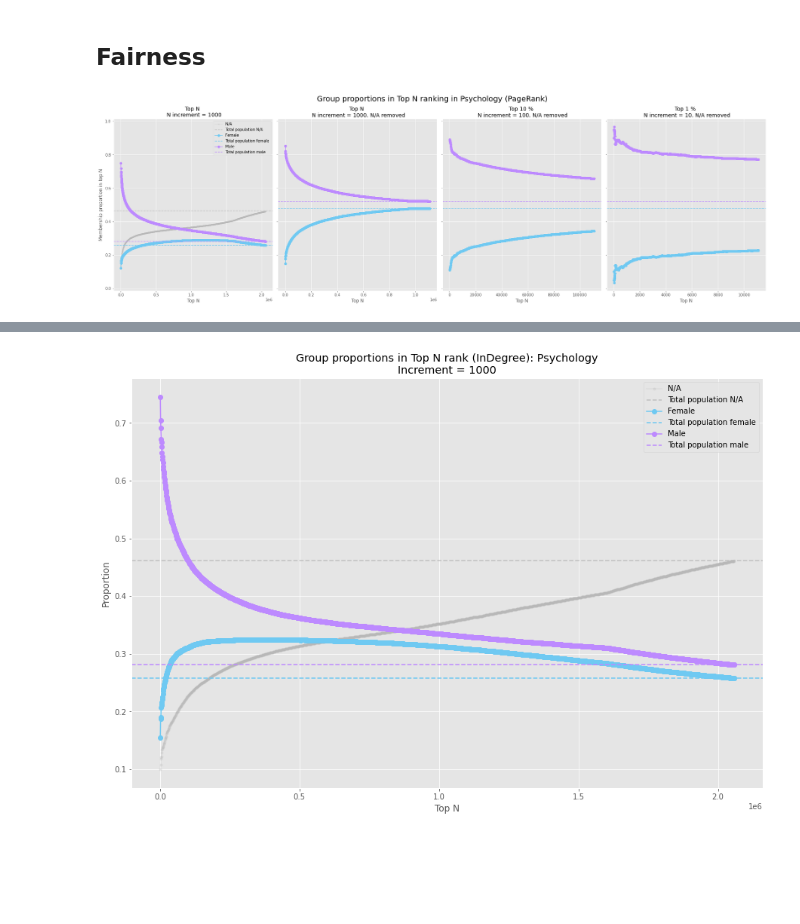
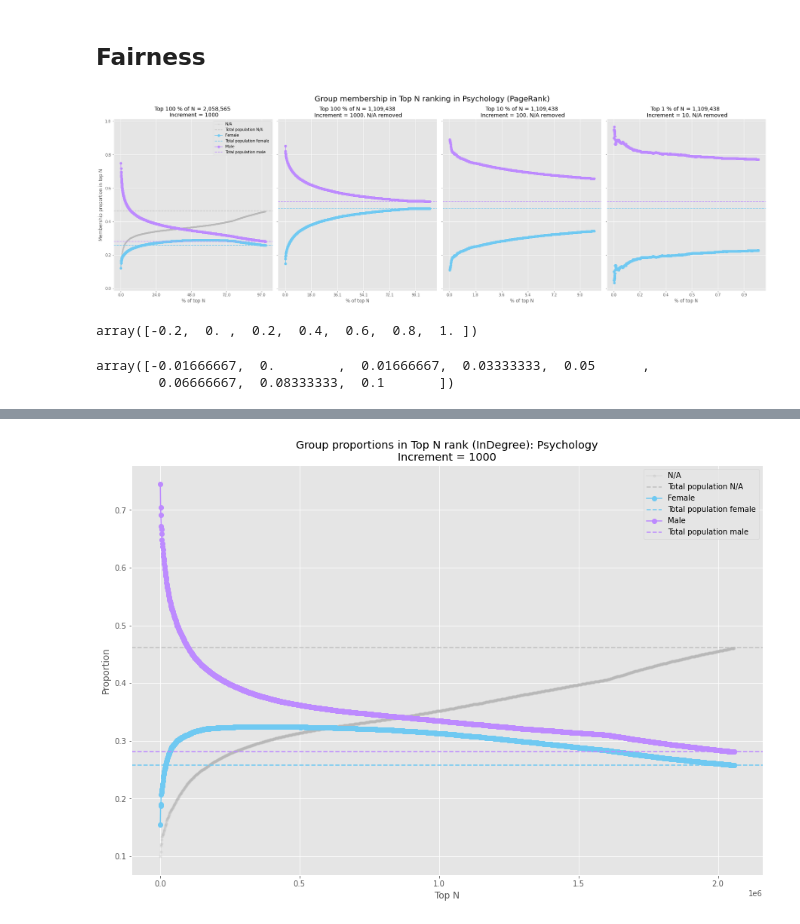
Before and after one commit to buschbirk/CentralityFairness, a Jupyter notebook: Network visualizations.ipynb, the cells around one changed output, grey strips where cells are left out. Drawn from its saved outputs; the diff is of its cells as text; code cells hidden in the pictures; blank space fills up the shorter version.

Commit message:
Normalized x-axis on visualizations

```diff
--- a/Network visualizations.ipynb
+++ b/Network visualizations.ipynb
@@ -178,7 +218,17 @@ def plot_side_by_side(cent_df, field_name, interval=1000, figsize=(15,12), centr
 # %%
-plot_side_by_side(cent_df, 'Psychology', interval=1000, figsize=(25,8), centrality="PageRank")
+axs = plot_side_by_side(cent_df, 'Psychology', interval=1000,
+                        figsize=(25,8), centrality="PageRank")
 # %% [output]
-[figure, old version]
+[figure, new version]
+# %%
+axs[0].get_xticks() / axs[0].get_xticks().max()
+# %% [output]
+array([-0.2,  0. ,  0.2,  0.4,  0.6,  0.8,  1. ])
+# %%
+axs[2].get_xticks() / axs[1].get_xticks().max()
+# %% [output]
+array([-0.01666667,  0.        ,  0.01666667,  0.03333333,  0.05      ,
+        0.06666667,  0.08333333,  0.1       ])
 # %%
 cent_df[:10]
 # %% [output]
```
Also changed, not shown: parts of 1 cell of this notebook, 2 other files.
